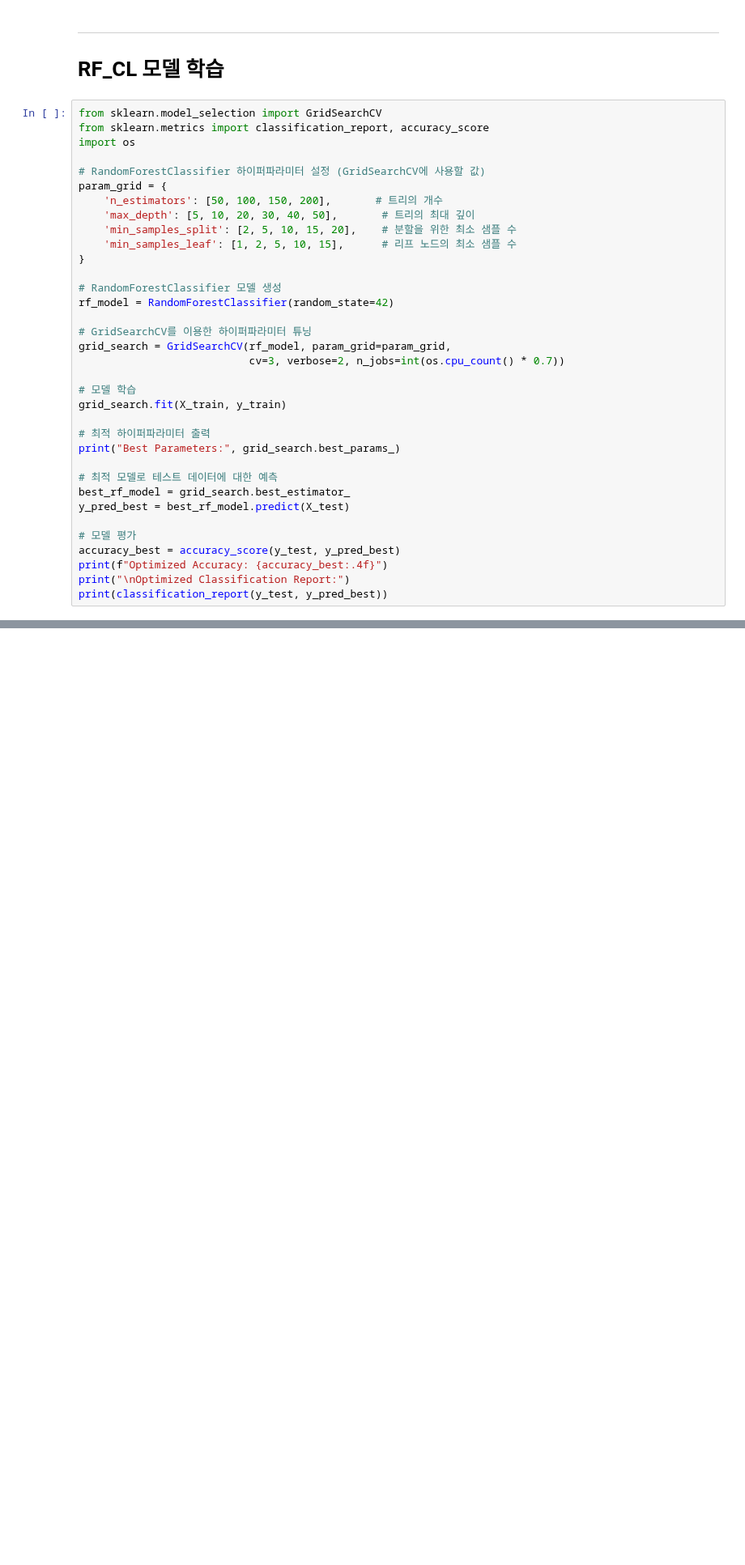
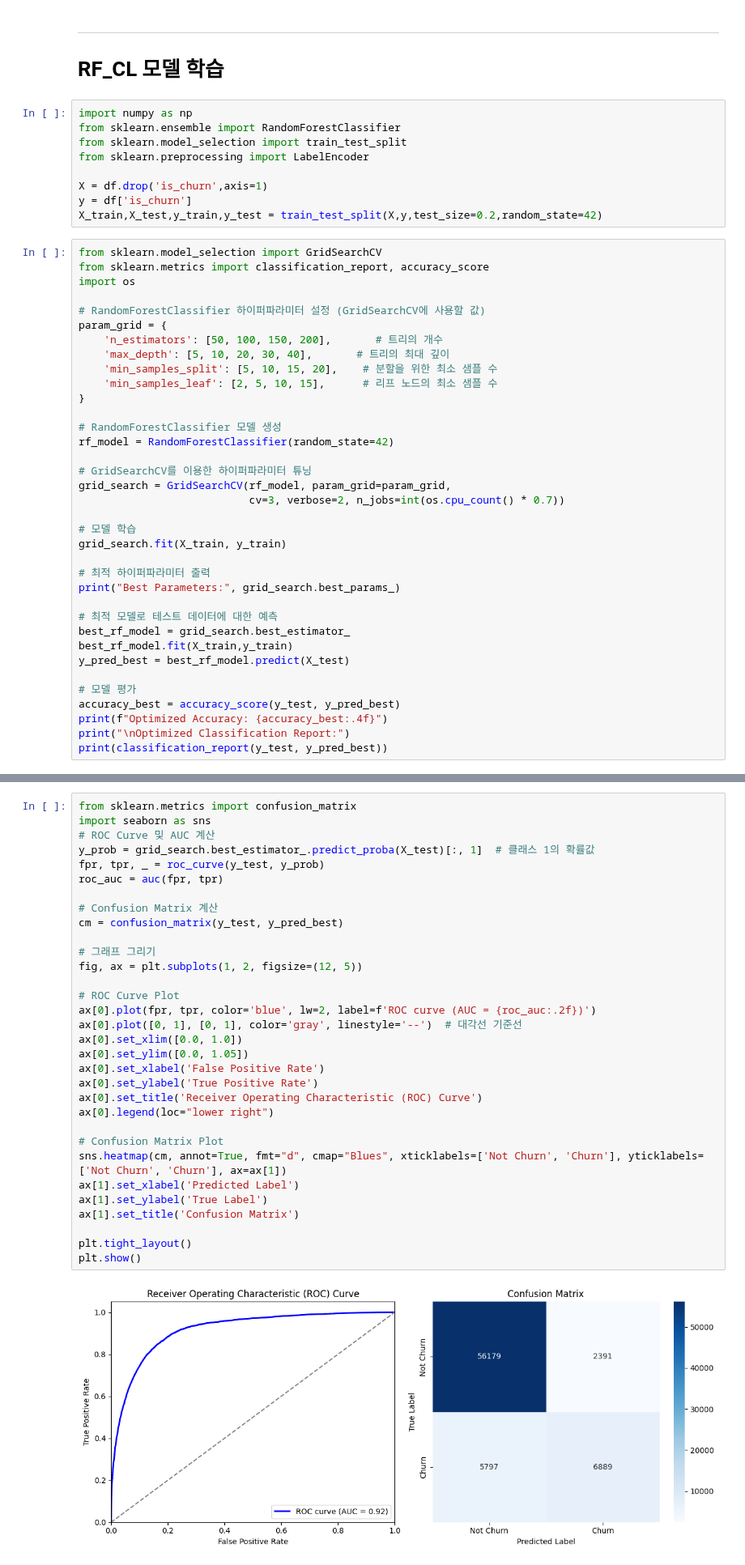
Before and after one commit to SKNETWORKS-FAMILY-AICAMP/SKN09-2nd-2Team, a Jupyter notebook: jaehyeok/jaehyeok.ipynb, the cells around one changed output, grey strips where cells are left out. Shown at 81% size. Drawn from its saved outputs; the diff is of its cells as text; blank space fills up the shorter version.

```diff
--- a/jaehyeok/jaehyeok.ipynb
+++ b/jaehyeok/jaehyeok.ipynb
@@ -687,6 +687,15 @@ df
 # %% [markdown]
 ---
 # RF_CL 모델 학습
+# %%
+import numpy as np
+from sklearn.ensemble import RandomForestClassifier
+from sklearn.model_selection import train_test_split
+from sklearn.preprocessing import LabelEncoder
+
+X = df.drop('is_churn',axis=1)
+y = df['is_churn']
+X_train,X_test,y_train,y_test = train_test_split(X,y,test_size=0.2,random_state=42)
 # %%
 from sklearn.model_selection import GridSearchCV
 from sklearn.metrics import classification_report, accuracy_score
@@ -695,9 +704,9 @@ import os
 # RandomForestClassifier 하이퍼파라미터 설정 (GridSearchCV에 사용할 값)
 param_grid = {
     'n_estimators': [50, 100, 150, 200],       # 트리의 개수
-    'max_depth': [5, 10, 20, 30, 40, 50],       # 트리의 최대 깊이
-    'min_samples_split': [2, 5, 10, 15, 20],    # 분할을 위한 최소 샘플 수
-    'min_samples_leaf': [1, 2, 5, 10, 15],      # 리프 노드의 최소 샘플 수
+    'max_depth': [5, 10, 20, 30, 40],       # 트리의 최대 깊이
+    'min_samples_split': [5, 10, 15, 20],    # 분할을 위한 최소 샘플 수
+    'min_samples_leaf': [2, 5, 10, 15],      # 리프 노드의 최소 샘플 수
 }
 
 # RandomForestClassifier 모델 생성
@@ -715,6 +724,7 @@ print("Best Parameters:", grid_search.best_params_)
 
 # 최적 모델로 테스트 데이터에 대한 예측
 best_rf_model = grid_search.best_estimator_
+best_rf_model.fit(X_train,y_train)
 y_pred_best = best_rf_model.predict(X_test)
 
 # 모델 평가
@@ -842,3 +834,37 @@ weighted avg       0.89      0.90      0.89       106
+# %%
+from sklearn.metrics import confusion_matrix
+import seaborn as sns
+# ROC Curve 및 AUC 계산
+y_prob = grid_search.best_estimator_.predict_proba(X_test)[:, 1]  # 클래스 1의 확률값
+fpr, tpr, _ = roc_curve(y_test, y_prob)
+roc_auc = auc(fpr, tpr)
+
+# Confusion Matrix 계산
+cm = confusion_matrix(y_test, y_pred_best)
+
+# 그래프 그리기
+fig, ax = plt.subplots(1, 2, figsize=(12, 5))
+
+# ROC Curve Plot
+ax[0].plot(fpr, tpr, color='blue', lw=2, label=f'ROC curve (AUC = {roc_auc:.2f})')
+ax[0].plot([0, 1], [0, 1], color='gray', linestyle='--')  # 대각선 기준선
+ax[0].set_xlim([0.0, 1.0])
+ax[0].set_ylim([0.0, 1.05])
+ax[0].set_xlabel('False Positive Rate')
+ax[0].set_ylabel('True Positive Rate')
+ax[0].set_title('Receiver Operating Characteristic (ROC) Curve')
+ax[0].legend(loc="lower right")
+
+# Confusion Matrix Plot
+sns.heatmap(cm, annot=True, fmt="d", cmap="Blues", xticklabels=['Not Churn', 'Churn'], yticklabels=['Not Churn', 'Churn'], ax=ax[1])
+ax[1].set_xlabel('Predicted Label')
+ax[1].set_ylabel('True Label')
+ax[1].set_title('Confusion Matrix')
+
+plt.tight_layout()
+plt.show()
+# %% [output]
+[figure, added]
 # %% [markdown]
 ---
 # 모델 저장
```
Also changed, not shown: parts of 7 cells of this notebook, 2 other files.
